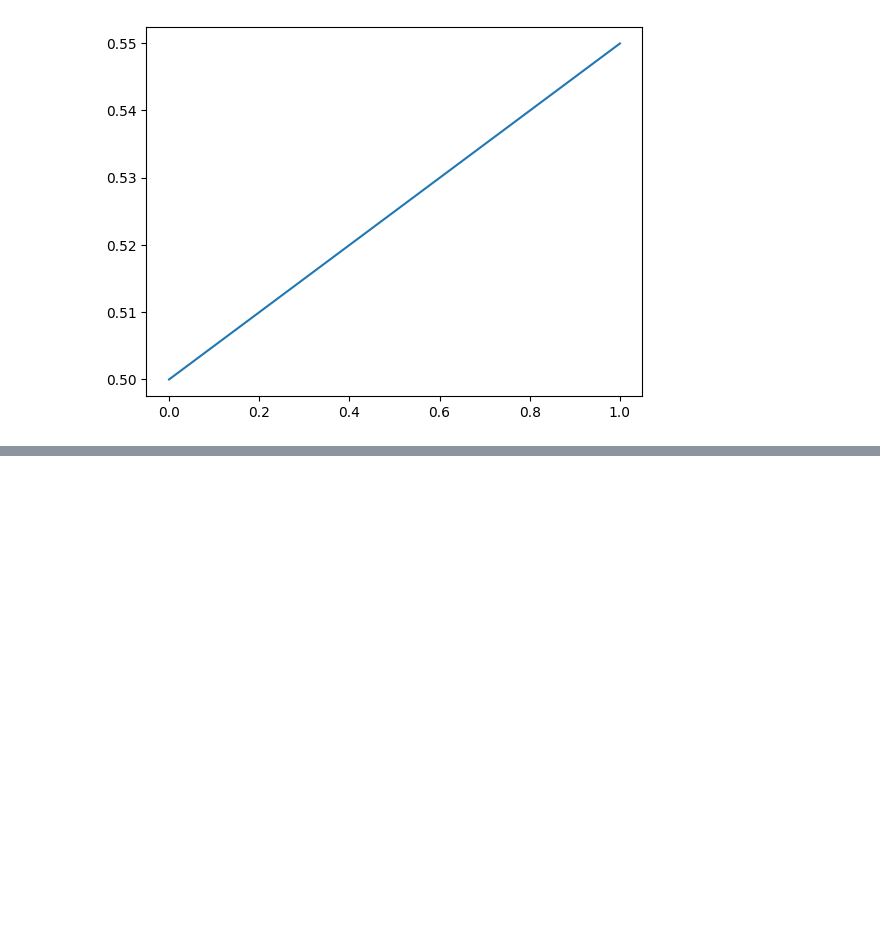
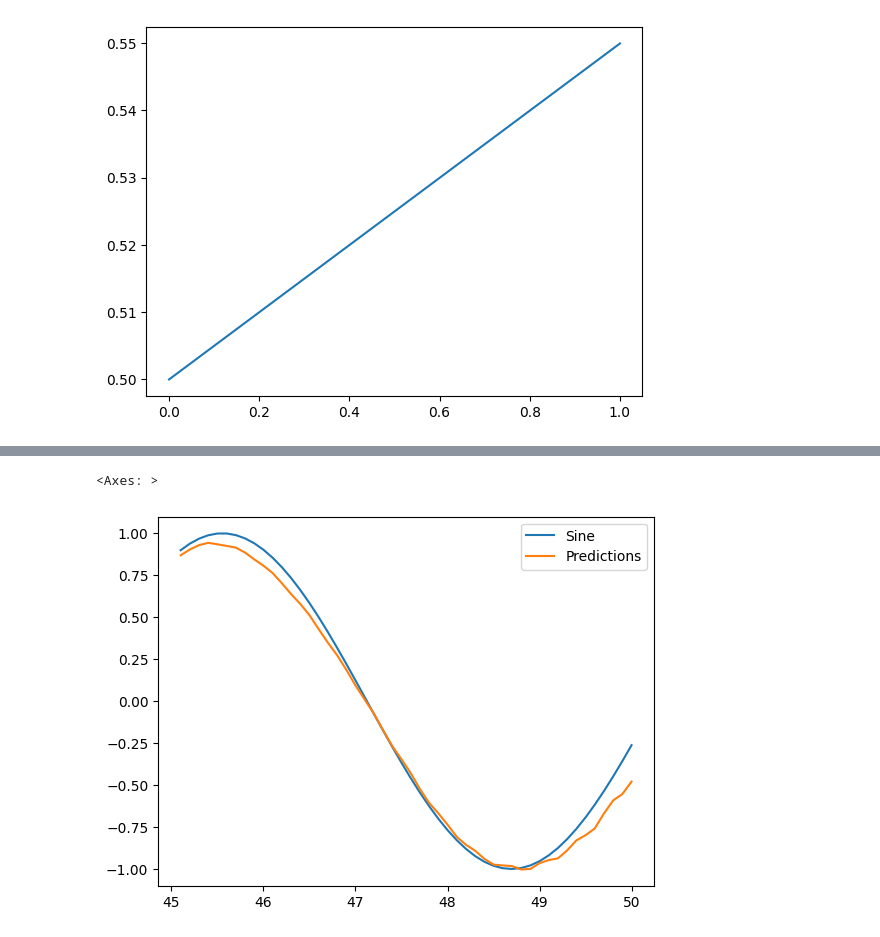
Before and after one commit to wereign/aera-vera-keras-nathu-geras, a Jupyter notebook: RNN_SineWave.ipynb, the cells around one changed output, grey strips where cells are left out. Cells and saved outputs as stored; diff of their text form; code cells hidden in the pictures; blank space fills up the shorter version.

```diff
--- a/RNN_SineWave.ipynb
+++ b/RNN_SineWave.ipynb
@@ -151,0 +238,11 @@ plt.plot(X[0])
+# %%
+# adding the prediction into a list / array to keep predicting on predictions
+# in the current batch, we remove the first data point
+# and append a prediction to the end
+test_predictions = []
+first_eval_batch = scaled_train_set[-length:]
+current_batch = first_eval_batch.reshape(1,length,n_features)
+
+print(first_eval_batch)
+# dropping the first point: current_batch[:,1:,:]
+print(np.append(current_batch[:,1:,:],[[[99]]],axis=1))
@@ -151,0 +267,8 @@ plt.plot(X[0])
+# %%
+for i in range(len(test_set)):
+  current_pred = model.predict(current_batch)[0]
+
+  test_predictions.append(current_pred)
+
+  # updating the current prediction by adding the prediction to the end
+  current_batch = np.append(current_batch[:,1:,:],[[current_pred]],axis=1)
@@ -151,0 +313,2 @@ plt.plot(X[0])
+# %%
+true_predictions = scaler.inverse_transform(test_predictions)
@@ -151,0 +335,2 @@ plt.plot(X[0])
+# %%
+test_set['Predictions'] = true_predictions
@@ -151,0 +363,5 @@ plt.plot(X[0])
+# %%
+test_set.plot()
+# %% [output]
+<Axes: >
+[figure, added]
```
Also changed, not shown: parts of 23 cells of this notebook.
